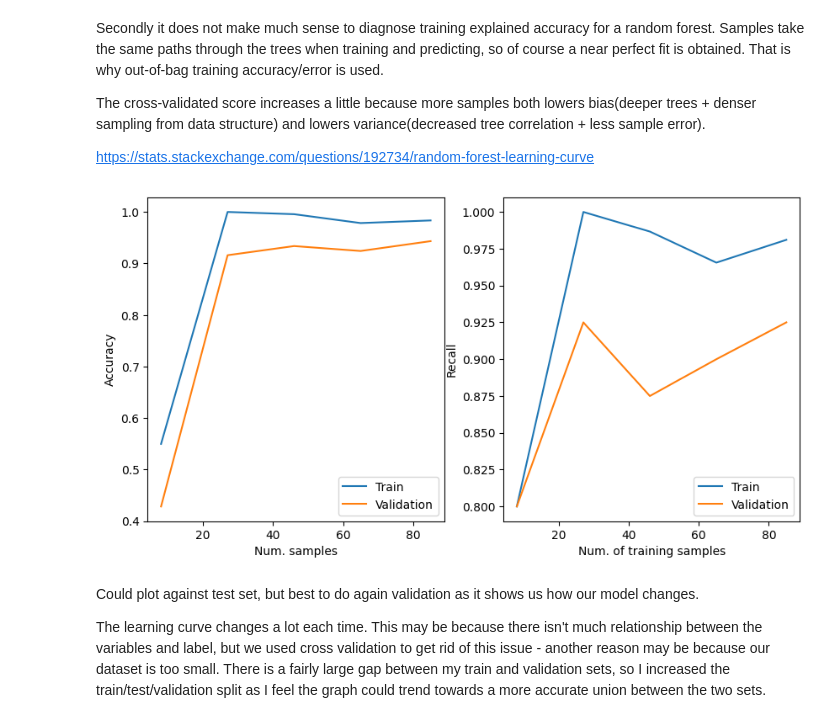
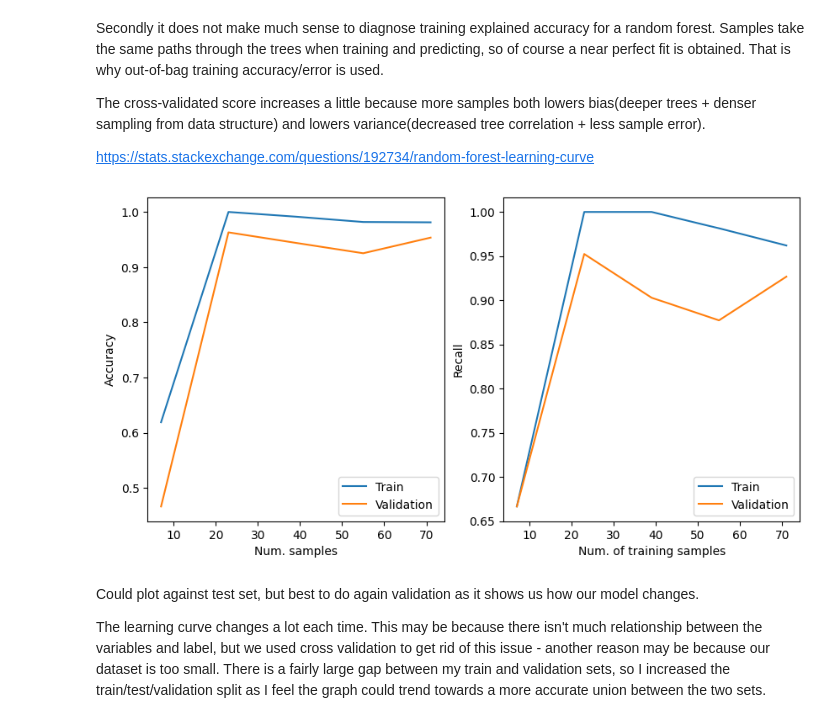
Before and after one commit to Berat03/ml_coursework, a Jupyter notebook: Random_Forest.ipynb, the cells around one changed output. Drawn from its saved outputs; the diff is of its cells as text; code cells hidden in the pictures.

```diff
--- a/Random_Forest.ipynb
+++ b/Random_Forest.ipynb
@@ -280,37 +276,37 @@ The cross-validated score increases a little because more samples both lowers bi
 https://stats.stackexchange.com/questions/192734/random-forest-learning-curve
 # %%
 # DO NOT USE
-train_sizes_abs_accuracy, train_accuracy, test_accuracy = learning_curve(estimator=rfc_best, X=x_val, y=y_val, scoring='accuracy', cv=5, random_state=3)
-train_sizes_abs_error, train_error, test_error = learning_curve(estimator=rfc_best, X=x_val, y=y_val, scoring='recall', cv=5, random_state=3)
+train_sizes_abs_accuracy, train_accuracy, test_accuracy = learning_curve(estimator=rfc_best, X=x_val, y=y_val, scoring='accuracy', cv=3, random_state=3)
+train_sizes_abs_error, train_error, test_error = learning_curve(estimator=rfc_best, X=x_val, y=y_val, scoring='recall', cv=3, random_state=3)
 train_avg_accuracy, test_avg_accuracy, train_avg_error, test_avg_error = [], [], [], []
 
 
 for i in range(len(train_sizes_abs_accuracy)):
     train_avg_accuracy.append(np.average(train_accuracy[i]))
     test_avg_accuracy.append(np.average(test_accuracy[i]))
 
 for i in range(len(train_sizes_abs_error)):
     train_avg_error.append(np.average(train_error[i]))
     test_avg_error.append(np.average(test_error[i]))
 
 fig, ax = plt.subplots(1, 2, figsize=(10, 5))
 
 # Accuracy learning curve
 ax[0].plot(train_sizes_abs_accuracy, train_avg_accuracy)
 ax[0].plot(train_sizes_abs_accuracy, test_avg_accuracy)
 ax[0].legend(['Train', 'Validation'])
 ax[0].set_ylabel('Accuracy')
 ax[0].set_xlabel('Num. samples')
 
 # Error learning curve
 ax[1].plot(train_sizes_abs_error, train_avg_error)
 ax[1].plot(train_sizes_abs_error, test_avg_error)
 ax[1].legend(['Train', 'Validation'])
 ax[1].set_xlabel('Num. of training samples')
 ax[1].set_ylabel('Recall')
 plt.show()
 # %% [output]
-[figure, old version]
+[figure, new version]
 # %% [markdown]
 Could plot against test set, but best to do again validation as it shows us how our model changes.
 
```
Also changed, not shown: parts of 2 cells of this notebook.
